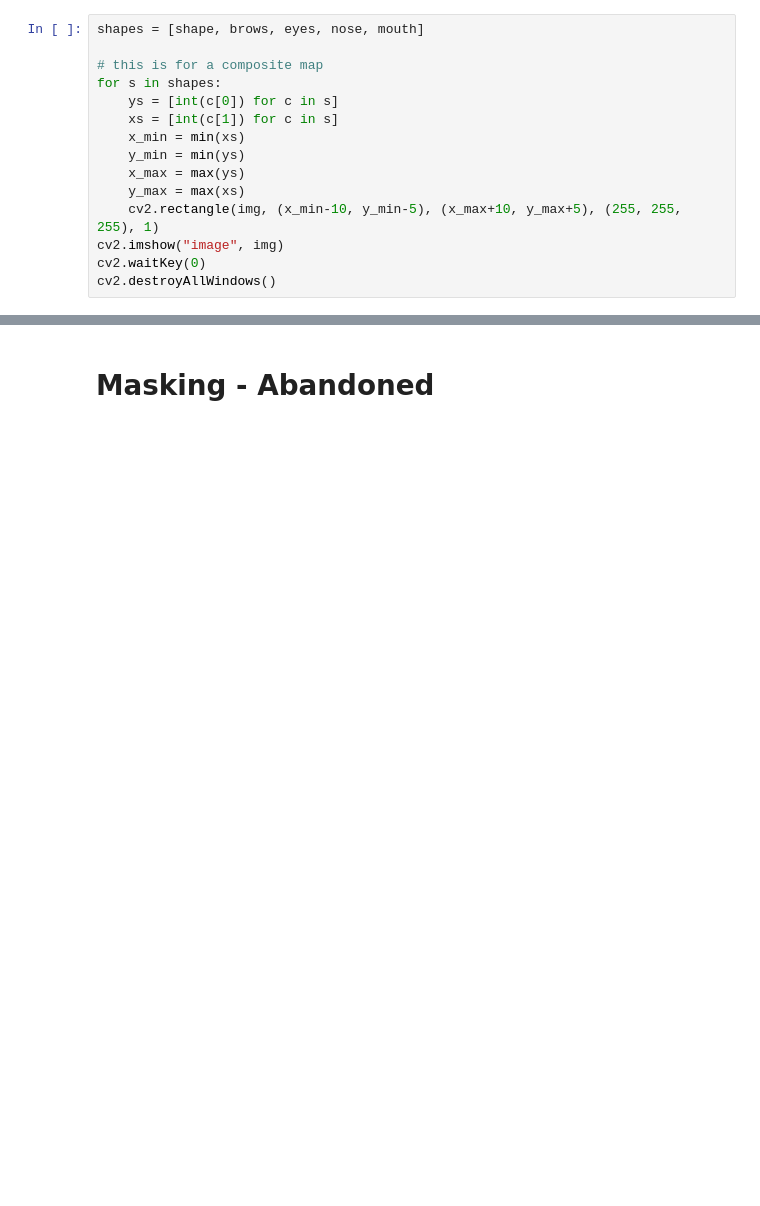
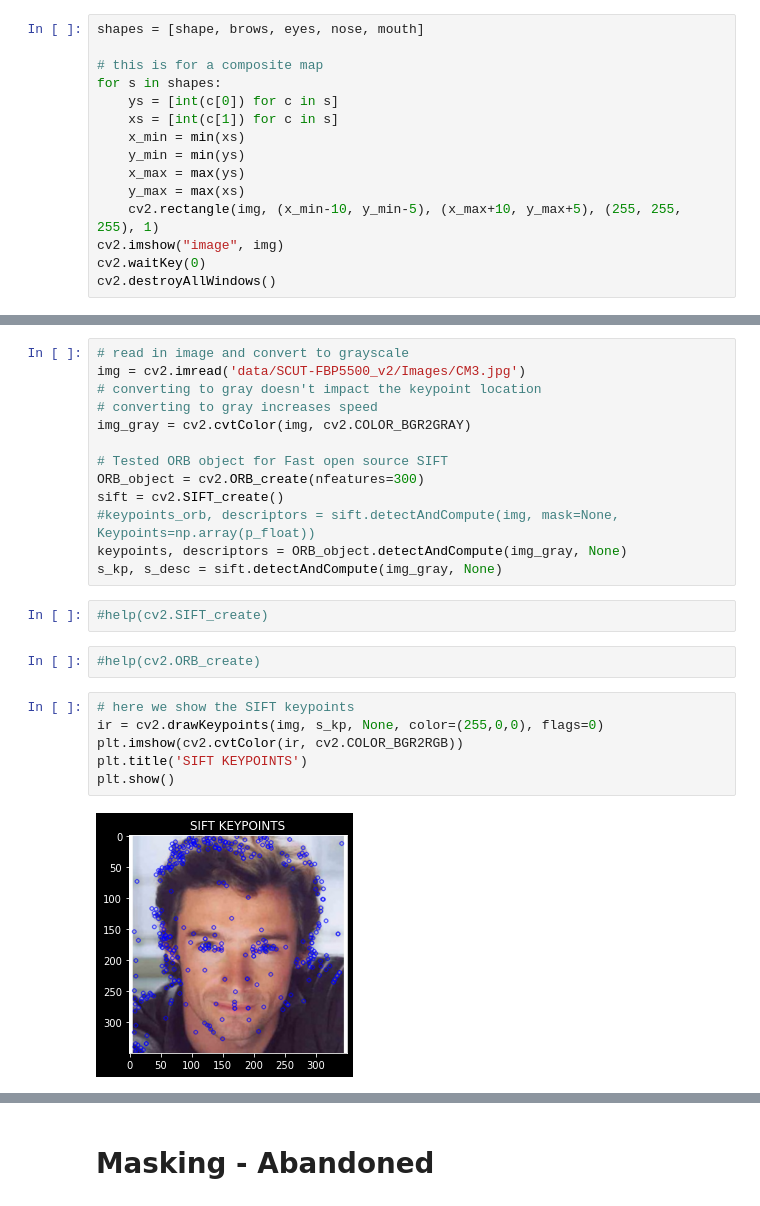
Before and after one commit to adityahpatel/milestone2_dating_and_beauty, a Jupyter notebook: eda_feature_engineering.ipynb, the cells around one changed output, grey strips where cells are left out. Drawn from its saved outputs; the diff is of its cells as text; blank space fills up the shorter version.

```diff
--- a/eda_feature_engineering.ipynb
+++ b/eda_feature_engineering.ipynb
@@ -144,0 +200,25 @@ cv2.destroyAllWindows()
+# %%
+# read in image and convert to grayscale
+img = cv2.imread('data/SCUT-FBP5500_v2/Images/CM3.jpg')
+# converting to gray doesn't impact the keypoint location
+# converting to gray increases speed
+img_gray = cv2.cvtColor(img, cv2.COLOR_BGR2GRAY)
+
+# Tested ORB object for Fast open source SIFT
+ORB_object = cv2.ORB_create(nfeatures=300)
+sift = cv2.SIFT_create()
+#keypoints_orb, descriptors = sift.detectAndCompute(img, mask=None, Keypoints=np.array(p_float))
+keypoints, descriptors = ORB_object.detectAndCompute(img_gray, None)
+s_kp, s_desc = sift.detectAndCompute(img_gray, None)
+# %%
+#help(cv2.SIFT_create)
+# %%
+#help(cv2.ORB_create)
+# %%
+# here we show the SIFT keypoints
+ir = cv2.drawKeypoints(img, s_kp, None, color=(255,0,0), flags=0)
+plt.imshow(cv2.cvtColor(ir, cv2.COLOR_BGR2RGB))
+plt.title('SIFT KEYPOINTS')
+plt.show()
+# %% [output]
+[figure, added]
```
Also changed, not shown: parts of 31 cells of this notebook, 2 other files.
